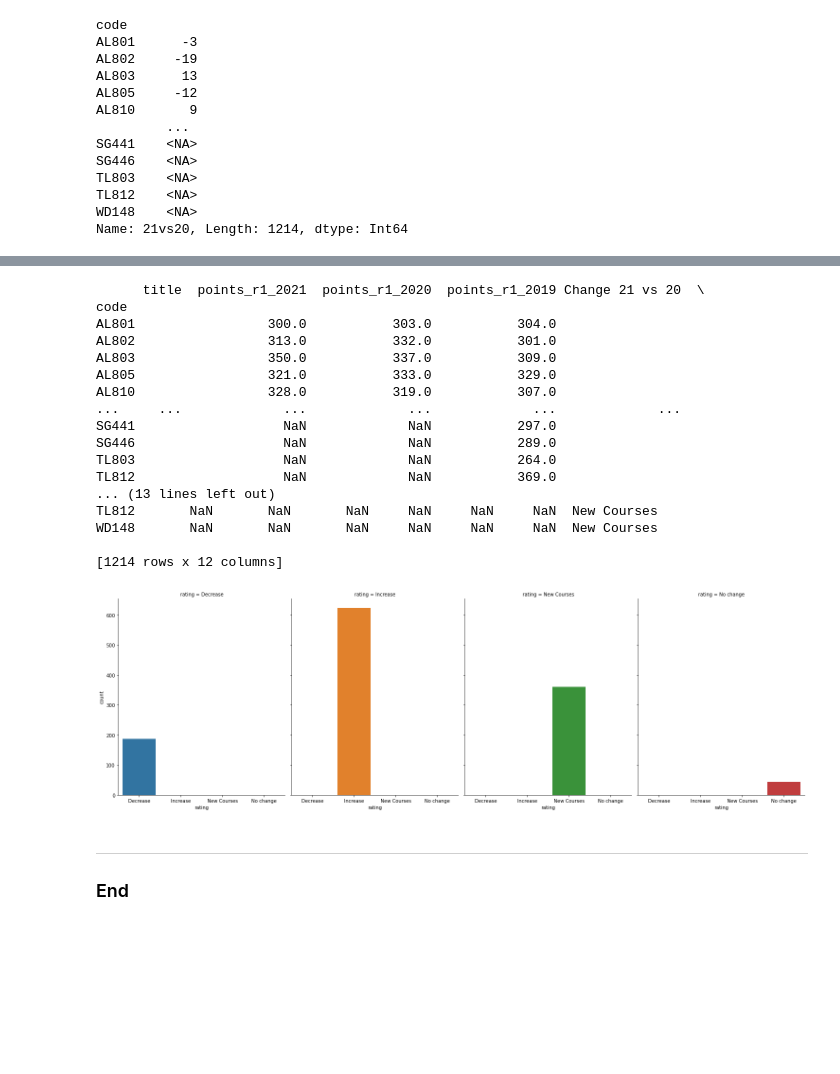
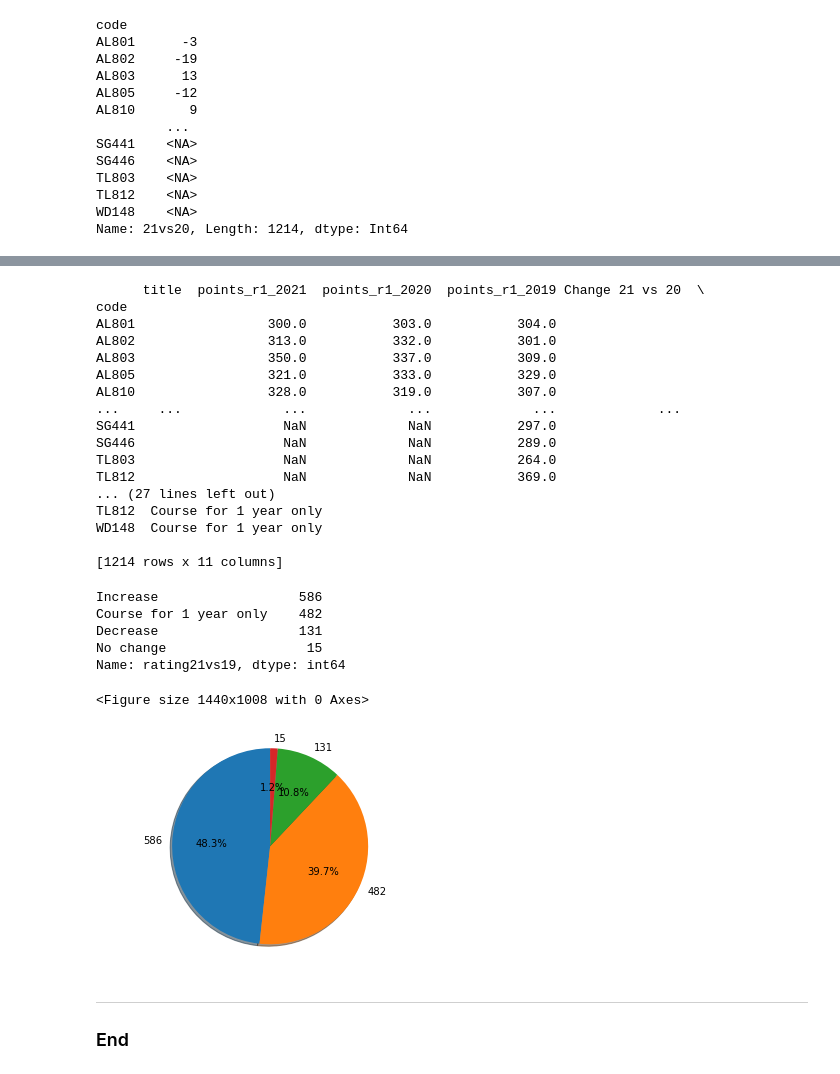
Before and after one commit to Michelleoc/fundamentals-of-data-analysis-assessment, a Jupyter notebook: cao-points-analysis.ipynb, the cells around one changed output, grey strips where cells are left out. Drawn from its saved outputs; the diff is of its cells as text; code cells hidden in the pictures; blank space fills up the shorter version.

Commit message:
Added pie charts

```diff
--- a/cao-points-analysis.ipynb
+++ b/cao-points-analysis.ipynb
@@ -1070,5 +1082,7 @@ for row in dfround1['21vs20']:
 # %%
-dfround1['rating'] = rating
+dfround1['rating21vs20'] = rating21vs20
+dfround1['rating20vs19'] = rating20vs19
+dfround1['rating21vs19'] = rating21vs19
 print(dfround1)
 # %% [output]
       title  points_r1_2021  points_r1_2020  points_r1_2019 Change 21 vs 20  \
@@ -1083,12 +1097,8 @@ SG441                   NaN             NaN           297.0
 SG446                   NaN             NaN           289.0
 TL803                   NaN             NaN           264.0
 TL812                   NaN             NaN           369.0
-... (13 lines left out)
-TL812       NaN       NaN       NaN     NaN     NaN     NaN  New Courses
-WD148       NaN       NaN       NaN     NaN     NaN     NaN  New Courses
+... (27 lines left out)
+TL812  Course for 1 year only
+WD148  Course for 1 year only
 
-[1214 rows x 12 columns]
+[1214 rows x 11 columns]
-# %%
-g = sns.catplot("rating", col="rating", col_wrap=4, data=dfround1, kind="count", height=6.5, aspect=.8)
-# %% [output]
-[figure, removed]
@@ -1094,0 +1110,9 @@ g = sns.catplot("rating", col="rating", col_wrap=4, data=dfround1, kind="count",
+# %%
+dft = dfround1['rating21vs19'].value_counts()
+dft
+# %% [output]
+Increase                  586
+Course for 1 year only    482
+Decrease                  131
+No change                  15
+Name: rating21vs19, dtype: int64
@@ -1094,0 +1123,20 @@ g = sns.catplot("rating", col="rating", col_wrap=4, data=dfround1, kind="count",
+# %%
+## https://matplotlib.org/stable/gallery/pie_and_polar_charts/pie_features.html
+
+plt.figure(figsize=(20,14))
+# labels = 'Increase', 'Course for 1 year only', 'Decrease', 'No change'
+# explode = (0, 0.1, 0, 0)  # only "explode" the 2nd slice (i.e. 'Hogs')
+
+fig1, ax1 = plt.subplots()
+ax1.pie(dft,labels=dft, autopct='%1.1f%%', shadow=True, startangle=90)
+ax1.axis('equal')  # Equal aspect ratio ensures that pie is drawn as a circle.
+
+plt.show()
+
+# explode=explode,
+# labels=labels,
+# dfround1.plot(kind='pie', y = rating21vs20_count, ax=ax1, autopct='%1.1f%%',
+# startangle=90, shadow=False, labels=dfround1['rating21vs20'], legend = False, fontsize=14)
+# %% [output]
+<Figure size 1440x1008 with 0 Axes>
+[figure, added]
```
Also changed, not shown: parts of 13 cells of this notebook, 20 other files.
